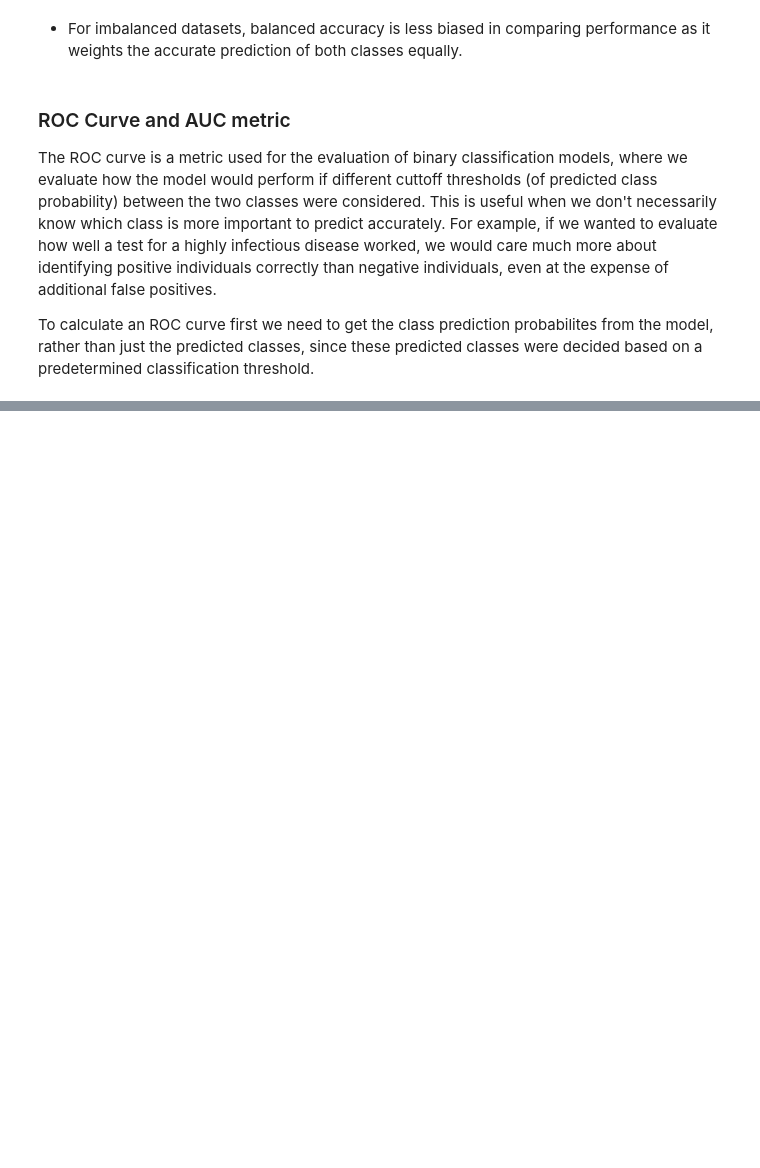
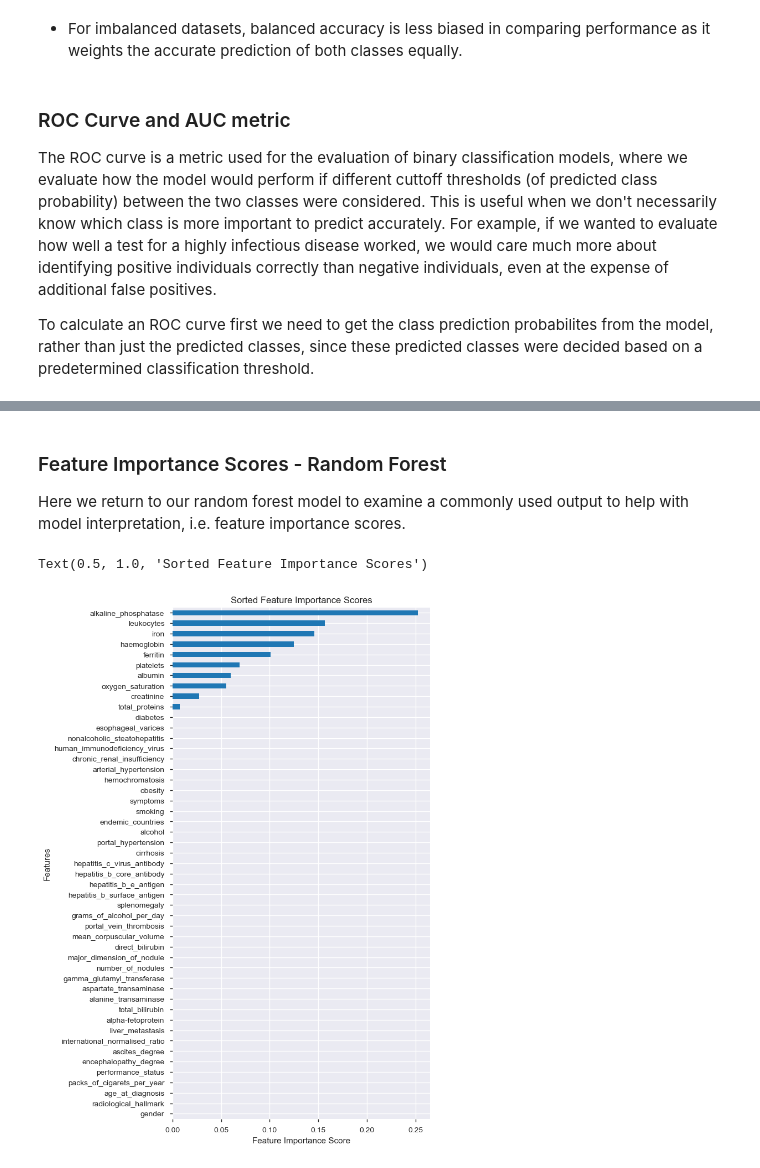
Before and after one commit to guerrajorge/METACHOP, a Jupyter notebook: METACHOP_ML_Workshop.ipynb, the cells around one changed output, grey strips where cells are left out. Saved outputs shown, nothing was run; the diff lists cells and outputs as text; code cells hidden in the pictures; blank space fills up the shorter version.

```diff
--- a/METACHOP_ML_Workshop.ipynb
+++ b/METACHOP_ML_Workshop.ipynb
@@ -467,7 +633,8 @@ Like with many other things in ML, there is no absolute right way to perform a h
 We employ a simple randomized hyperparameter search (with built in, internal cross validation - based on our training sets)
 # %%
 # Prepare a range/set of hyperparameter values for each
-param_grid = {"max_depth": [3, 4, 5, 6, 7, 9, 10, None], "min_samples_split": randint(2, 100), "min_samples_leaf": randint(1, 100), "criterion": ["gini", "entropy"]}
+param_grid = {"max_depth": [3, 4, 5, 6, 7, 9, 10, None], "min_samples_split": randint(2, 100), "min_samples_leaf": randint(1, 100),
+              "criterion": ["gini"]}
 
 model = tree.DecisionTreeClassifier(random_state=randSeed)
 #Specifics of the random sweep - up to 100 randomly selected hyperparameter combinations
@@ -642,0 +901,20 @@ graph
+# %% [markdown]
+### Feature Importance Scores - Random Forest
+Here we return to our random forest model to examine a commonly used output to help with model interpretation, i.e. feature importance scores.
+# %%
+importances = dt.feature_importances_
+names_importances = {'Names':hcc_df.drop('target', axis=1).columns, 'Scores':importances}
+ni = pd.DataFrame(names_importances)
+ni = ni.sort_values(by='Scores')
+ni.shape
+ni #Report sorted feature scores
+
+#Visualize sorted feature scores
+ni['Scores'].plot(kind='barh',figsize=(6,12))
+plt.ylabel('Features')
+plt.xlabel('Feature Importance Score')
+plt.yticks(np.arange(len(hcc_df.drop('target', axis=1).columns)), ni['Names'])
+plt.title('Sorted Feature Importance Scores')
+# %% [output]
+Text(0.5, 1.0, 'Sorted Feature Importance Scores')
+[figure, added]
```
Also changed, not shown: parts of 54 cells of this notebook, 8 other files.
